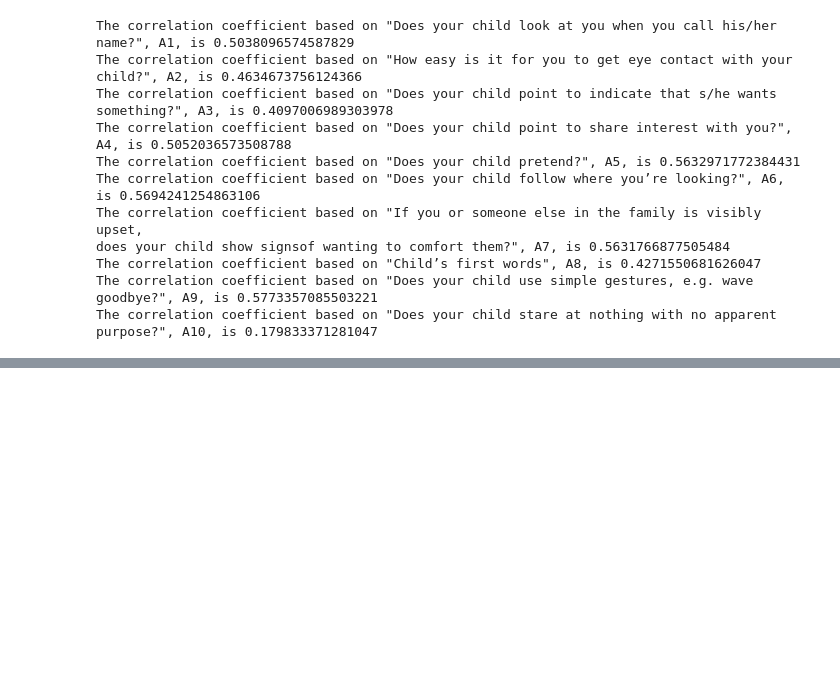
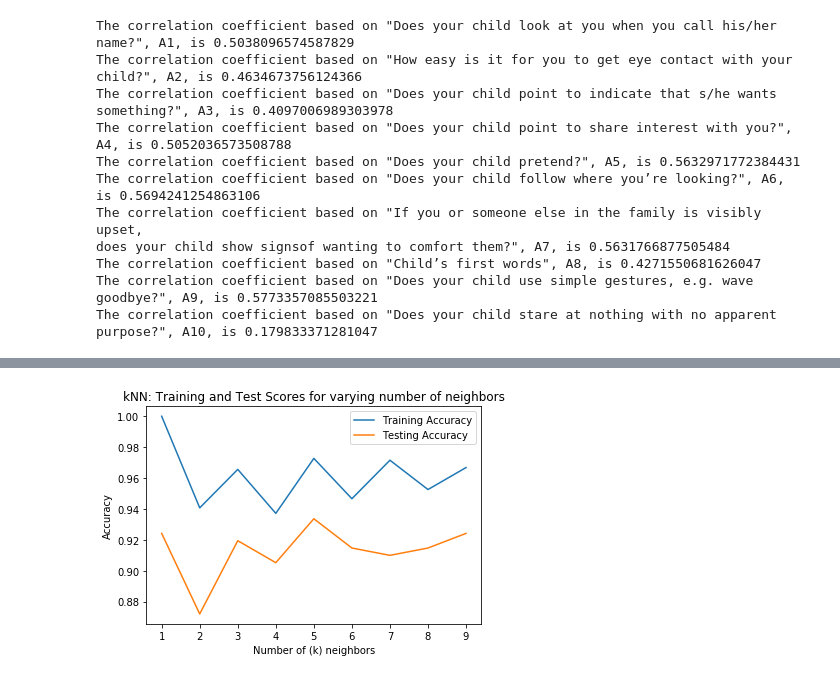
Before and after one commit to smp201804/Springboard_DSCT, a Jupyter notebook: Cap1/Cap1_Toddler_ASD.ipynb, the cells around one changed output, grey strips where cells are left out. Saved outputs shown, nothing was run; the diff lists cells and outputs as text; code cells hidden in the pictures; blank space fills up the shorter version.

```diff
--- a/Cap1/Cap1_Toddler_ASD.ipynb
+++ b/Cap1/Cap1_Toddler_ASD.ipynb
@@ -360,0 +412,20 @@ The correlation coefficient based on "Does your child stare at nothing with no a
+# %%
+# Import sklearn libraries
+from sklearn.neighbors import KNeighborsClassifier
+from sklearn.model_selection import train_test_split
+
+# Split into training and test sets
+X_train, X_test, y_train, y_test = train_test_split(X_knn, y_knn, test_size = 0.2, random_state = 41, stratify = y_knn)
+
+# Create kNN classifier with 6 neighbors
+knn = KNeighborsClassifier(n_neighbors = 6)
+
+# Fit classifier to training data
+knn.fit(X_train, y_train)
+
+# Show prediction and accuracy
+y_pred = knn.predict(X_test)
+
+print("Test set predictions:\n {}".format(y_pred))
+
+knn.score(X_test, y_test)
@@ -360,0 +441,28 @@ The correlation coefficient based on "Does your child stare at nothing with no a
+# %%
+# Set up arrays to store train and test accuracies for different k values
+neighbors = np.arange(1, 10)
+train_accuracy = np.empty(len(neighbors))
+test_accuracy = np.empty(len(neighbors))
+
+# Loop over different k values
+for i, k in enumerate(neighbors):
+    # set up a kNN classifier with k neighbors
+    knn = KNeighborsClassifier(n_neighbors = k)
+
+    # fit classifier to training data
+    knn.fit(X_train, y_train)
+
+    # calculate accuracies for training and test sets
+    train_accuracy[i] = knn.score(X_train, y_train)
+    test_accuracy[i] = knn.score(X_test, y_test)
+
+# Plot results
+plt.title('kNN: Training and Test Scores for varying number of neighbors')
+plt.plot(neighbors, train_accuracy, label = 'Training Accuracy')
+plt.plot(neighbors, test_accuracy, label = 'Testing Accuracy')
+plt.legend()
+plt.xlabel('Number of (k) neighbors')
+plt.ylabel('Accuracy')
+plt.show()
+# %% [output]
+[figure, added]
```
Also changed, not shown: parts of 6 cells of this notebook.
